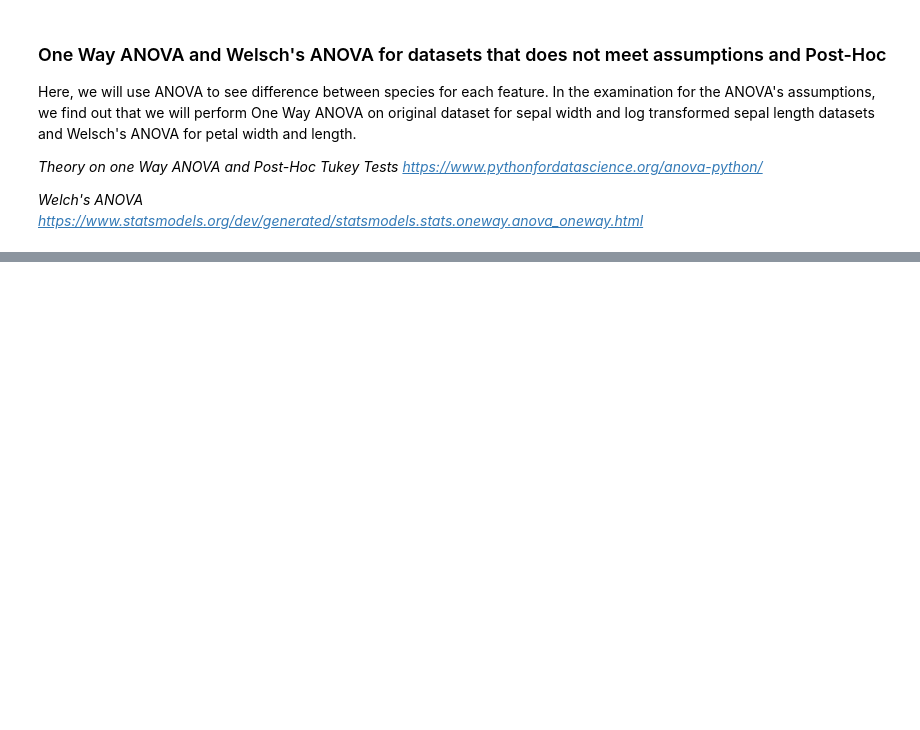
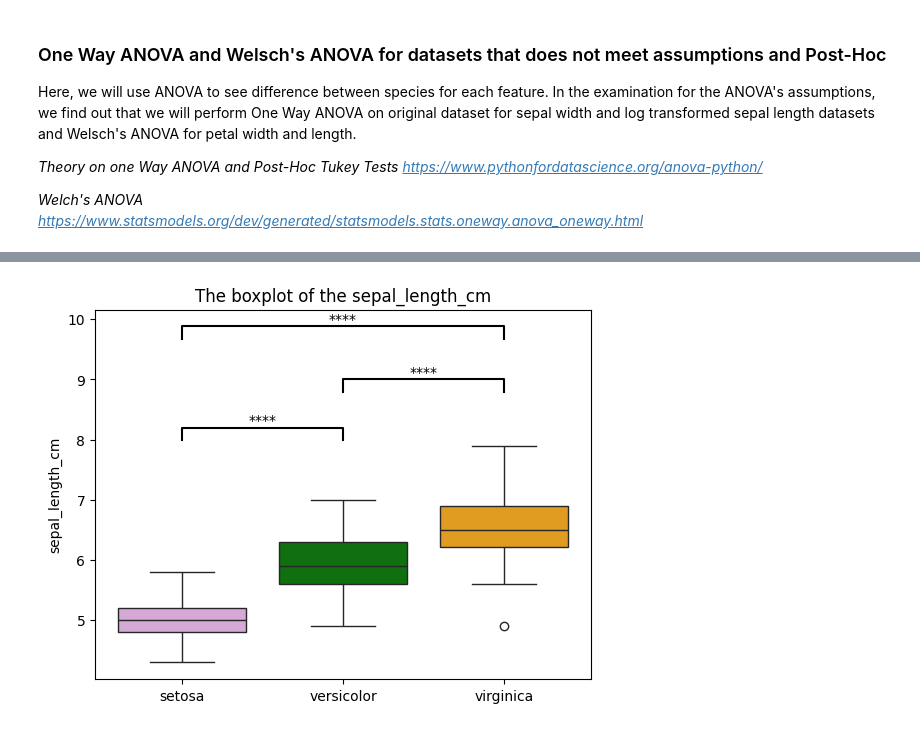
Before and after one commit to aldaszarnauskas/exploratory_analysis_iris_dataset, a Jupyter notebook: pands-project.ipynb, the cells around one changed output, grey strips where cells are left out. Drawn from its saved outputs; the diff is of its cells as text; code cells hidden in the pictures; blank space fills up the shorter version.

Commit message:
Boxplots added

```diff
--- a/pands-project.ipynb
+++ b/pands-project.ipynb
@@ -776,0 +797,19 @@ versicolor  virginica   0.2718   0.0 0.2263 0.3173   True
+# %%
+# The code taken from:
+# https://bbquercus.medium.com/adding-statistical-significance-asterisks-to-seaborn-plots-9c8317383235
+def convert_pvalue_to_asterisks(pvalue):
+    if pvalue <= 0.0001:
+        return "****"
+    elif pvalue <= 0.001:
+        return "***"
+    elif pvalue <= 0.01:
+        return "**"
+    elif pvalue <= 0.05:
+        return "*"
+    return "ns"
+
+def significance(asterisks):
+    if asterisks == "ns":
+        return "No"
+    else:
+        return "Yes"
@@ -776,0 +819,63 @@ versicolor  virginica   0.2718   0.0 0.2263 0.3173   True
+# %%
+# The code taken from:
+# https://bbquercus.medium.com/adding-statistical-significance-asterisks-to-seaborn-plots-9c8317383235
+def convert_pvalue_to_asterisks(pvalue):
+    if pvalue <= 0.0001:
+        return "****"
+    elif pvalue <= 0.001:
+        return "***"
+    elif pvalue <= 0.01:
+        return "**"
+    elif pvalue <= 0.05:
+        return "*"
+    return "ns"
+
+post_hoc_df["asterisks"] = [convert_pvalue_to_asterisks(padj) for padj in post_hoc_df["p-adj"]]
+post_hoc_df["significant"] = [significance(asterisks) for asterisks in post_hoc_df["asterisks"]]
+post_hoc_df
+
+
+
+for feature in features:
+
+    # Create a colour palette to color code boxes
+    palette = ['plum', 'g', 'orange']
+
+    # Create a boxplot
+    boxplot = sns.boxplot(data=df, x="species", y=feature, hue='species', palette=palette
+                         )
+
+
+    sig_val = post_hoc_df[post_hoc_df["feature"] == feature]["significant"].tolist()
+    asterisks = post_hoc_df[post_hoc_df["feature"] == feature]["asterisks"].tolist()
+
+    # statistical annotation
+    x1, x2, x3 = 0, 1, 2
+    y, h, col = df[feature].max() + 0.1, 0.2, 'k'
+
+    if sig_val[0] == "Yes":
+        plt.plot([x1, x1, x2, x2], [y, y+h, y+h, y], lw=1.5, c=col)
+        plt.text((x1+x2)*.5, y+h, asterisks[0], ha='center', va='bottom', color=col)
+        y += (y*0.1)
+
+    if sig_val[1] == "Yes":
+
+        plt.plot([x2, x2, x3, x3], [y, y+h, y+h, y], lw=1.5, c=col)
+        plt.text((x2+x3)*.5, y+h, asterisks[2], ha='center', va='bottom', color=col)
+        y += (y*0.1)
+
+    if sig_val[2] == "Yes":
+        plt.plot([x1, x1, x3, x3], [y, y+h, y+h, y], lw=1.5, c=col)
+        plt.text((x1+x3)*.5, y+h, asterisks[1], ha='center', va='bottom', color=col)
+
+
+
+    plt.xlabel(None)
+    plt.ylabel(feature)
+    plt.title(f"The boxplot of the {feature}")
+    plt.show()
+    print("""
+
+    """)
+# %% [output]
+[figure, added]
```
Also changed, not shown: parts of 23 cells of this notebook.
